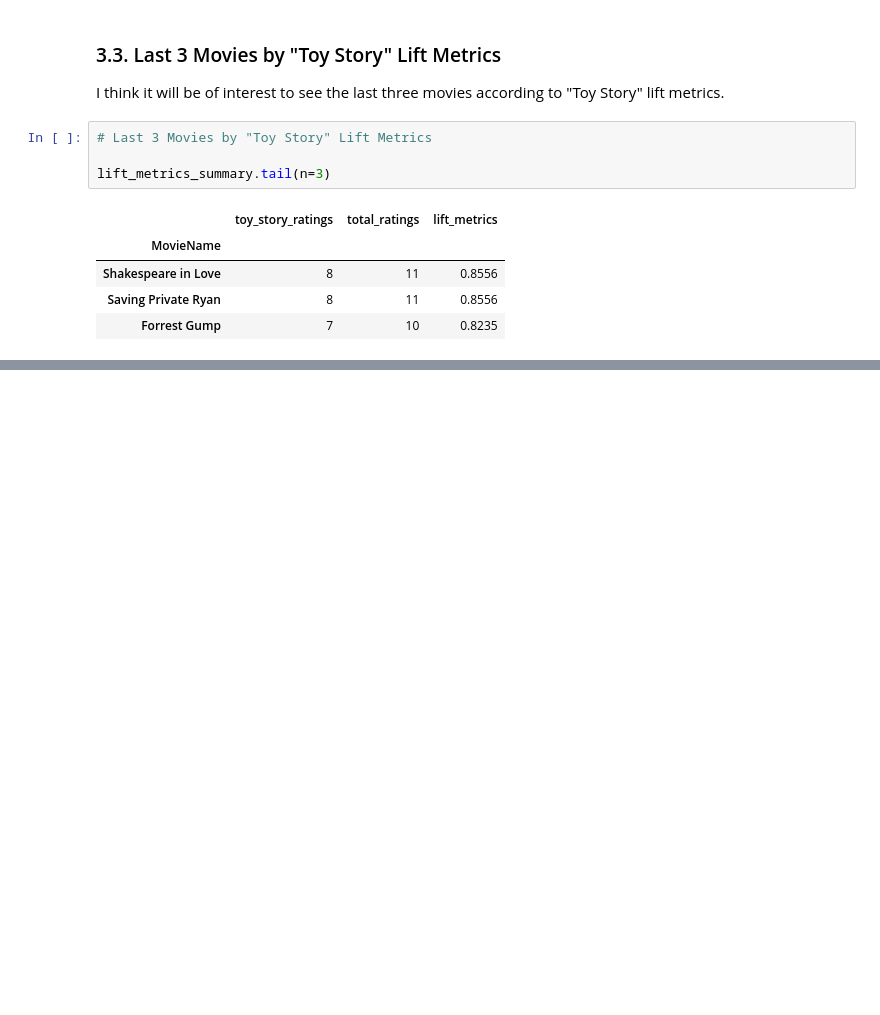
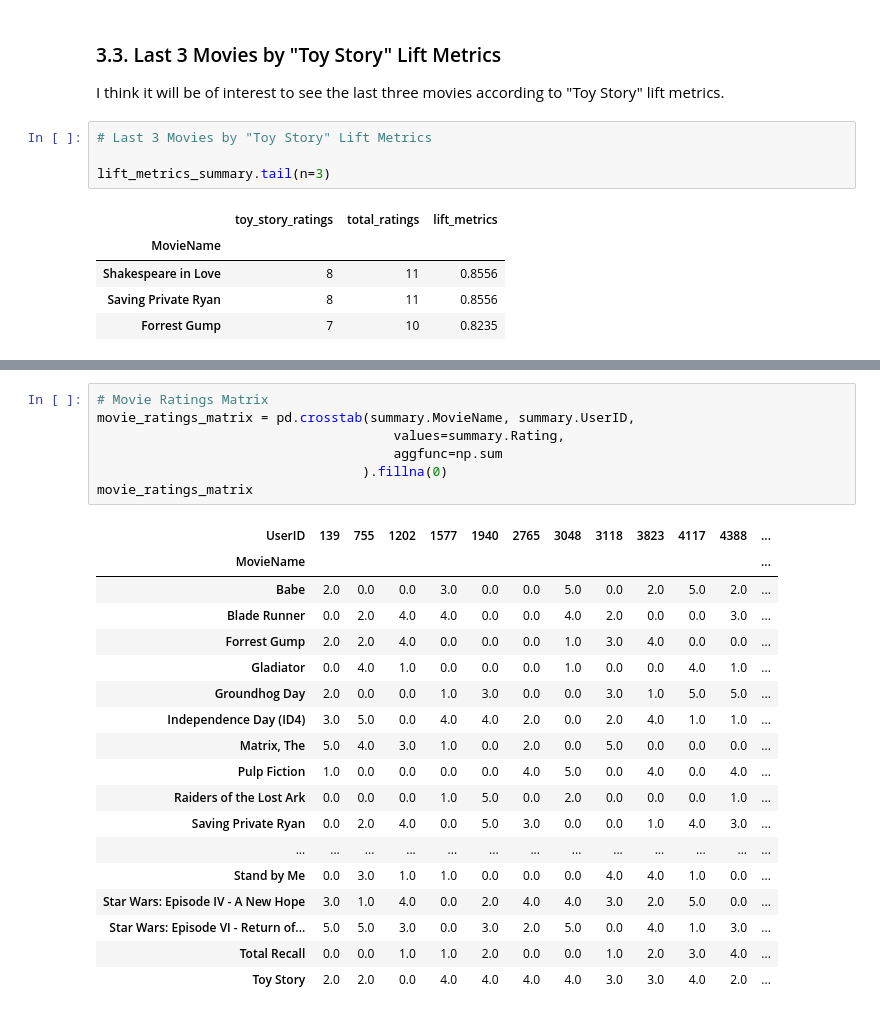
Before and after one commit to alv2017/DataAnalysis---MovieRatings, a Jupyter notebook: notebooks/MovieRatings_AssociationMetrics.ipynb, the cells around one changed output, grey strips where cells are left out. Drawn from its saved outputs; the diff is of its cells as text; blank space fills up the shorter version.

```diff
--- a/notebooks/MovieRatings_AssociationMetrics.ipynb
+++ b/notebooks/MovieRatings_AssociationMetrics.ipynb
@@ -262,0 +269,26 @@ lift_metrics_summary.tail(n=3)
+# %%
+# Movie Ratings Matrix
+movie_ratings_matrix = pd.crosstab(summary.MovieName, summary.UserID,
+                                      values=summary.Rating,
+                                      aggfunc=np.sum
+                                  ).fillna(0)
+movie_ratings_matrix
+# %% [output]
+| UserID | 139 | 755 | 1202 | 1577 | 1940 | 2765 | 3048 | 3118 | 3823 | 4117 | 4388 | ... |
+| MovieName |  |  |  |  |  |  |  |  |  |  |  | ... |
+| Babe | 2.0 | 0.0 | 0.0 | 3.0 | 0.0 | 0.0 | 5.0 | 0.0 | 2.0 | 5.0 | 2.0 | ... |
+| Blade Runner | 0.0 | 2.0 | 4.0 | 4.0 | 0.0 | 0.0 | 4.0 | 2.0 | 0.0 | 0.0 | 3.0 | ... |
+| Forrest Gump | 2.0 | 2.0 | 4.0 | 0.0 | 0.0 | 0.0 | 1.0 | 3.0 | 4.0 | 0.0 | 0.0 | ... |
+| Gladiator | 0.0 | 4.0 | 1.0 | 0.0 | 0.0 | 0.0 | 1.0 | 0.0 | 0.0 | 4.0 | 1.0 | ... |
+| Groundhog Day | 2.0 | 0.0 | 0.0 | 1.0 | 3.0 | 0.0 | 0.0 | 3.0 | 1.0 | 5.0 | 5.0 | ... |
+| Independence Day (ID4) | 3.0 | 5.0 | 0.0 | 4.0 | 4.0 | 2.0 | 0.0 | 2.0 | 4.0 | 1.0 | 1.0 | ... |
+| Matrix, The | 5.0 | 4.0 | 3.0 | 1.0 | 0.0 | 2.0 | 0.0 | 5.0 | 0.0 | 0.0 | 0.0 | ... |
+| Pulp Fiction | 1.0 | 0.0 | 0.0 | 0.0 | 0.0 | 4.0 | 5.0 | 0.0 | 4.0 | 0.0 | 4.0 | ... |
+| Raiders of the Lost Ark | 0.0 | 0.0 | 0.0 | 1.0 | 5.0 | 0.0 | 2.0 | 0.0 | 0.0 | 0.0 | 1.0 | ... |
+| Saving Private Ryan | 0.0 | 2.0 | 4.0 | 0.0 | 5.0 | 3.0 | 0.0 | 0.0 | 1.0 | 4.0 | 3.0 | ... |
+| ... | ... | ... | ... | ... | ... | ... | ... | ... | ... | ... | ... | ... |
+| Stand by Me | 0.0 | 3.0 | 1.0 | 1.0 | 0.0 | 0.0 | 0.0 | 4.0 | 4.0 | 1.0 | 0.0 | ... |
+| Star Wars: Episode IV - A New Hope | 3.0 | 1.0 | 4.0 | 0.0 | 2.0 | 4.0 | 4.0 | 3.0 | 2.0 | 5.0 | 0.0 | ... |
+| Star Wars: Episode VI - Return of... | 5.0 | 5.0 | 3.0 | 0.0 | 3.0 | 2.0 | 5.0 | 0.0 | 4.0 | 1.0 | 3.0 | ... |
+| Total Recall | 0.0 | 0.0 | 1.0 | 1.0 | 2.0 | 0.0 | 0.0 | 1.0 | 2.0 | 3.0 | 4.0 | ... |
+| Toy Story | 2.0 | 2.0 | 0.0 | 4.0 | 4.0 | 4.0 | 4.0 | 3.0 | 3.0 | 4.0 | 2.0 | ... |
```
Also changed, not shown: parts of 14 cells of this notebook.
